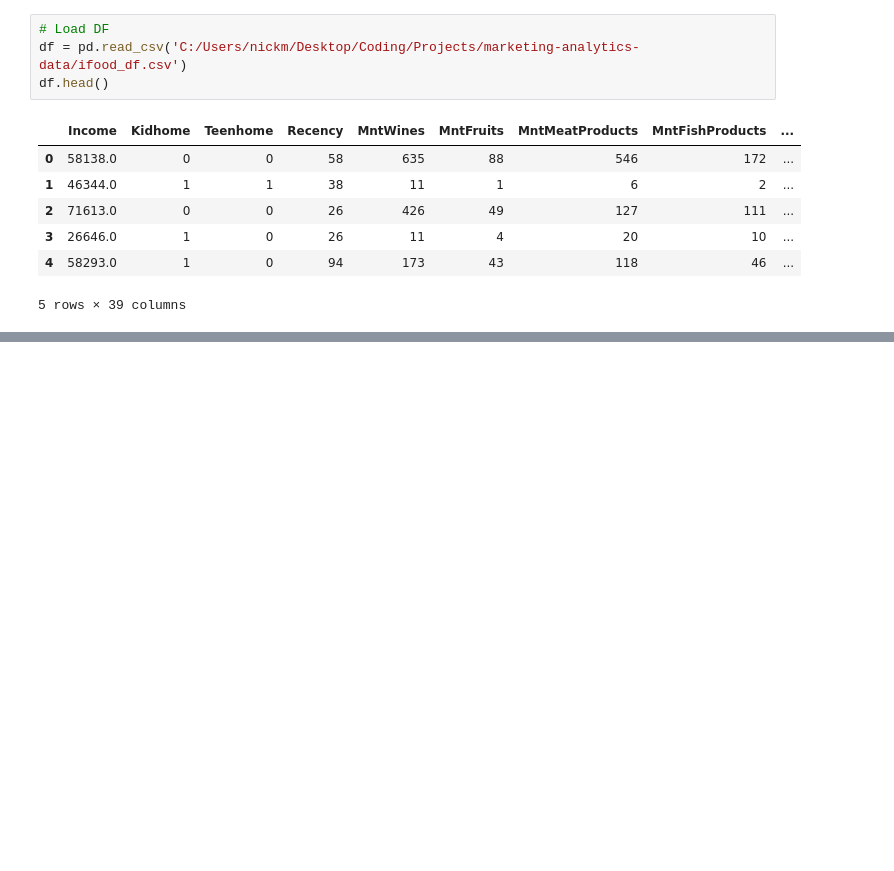
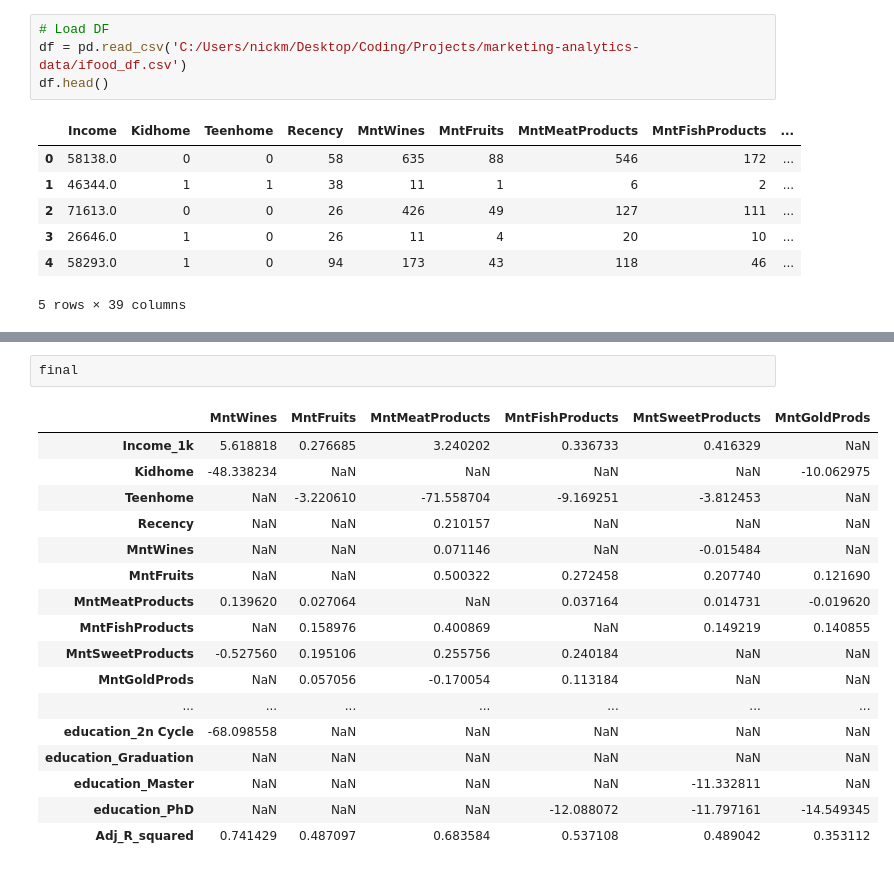
Before and after one commit to nick-peter-marcus/marketing-analytics-data, a Jupyter notebook: marketing-analytics-data-ML.ipynb, the cells around one changed output, grey strips where cells are left out. Cells and saved outputs as stored; diff of their text form; blank space fills up the shorter version.

```diff
--- a/marketing-analytics-data-ML.ipynb
+++ b/marketing-analytics-data-ML.ipynb
@@ -88,2 +100,22 @@ Adj_R_squared                 0.489042      0.353112
+# %%
+final
+# %% [output]
+|  | MntWines | MntFruits | MntMeatProducts | MntFishProducts | MntSweetProducts | MntGoldProds |
+| Income_1k | 5.618818 | 0.276685 | 3.240202 | 0.336733 | 0.416329 | NaN |
+| Kidhome | -48.338234 | NaN | NaN | NaN | NaN | -10.062975 |
+| Teenhome | NaN | -3.220610 | -71.558704 | -9.169251 | -3.812453 | NaN |
+| Recency | NaN | NaN | 0.210157 | NaN | NaN | NaN |
+| MntWines | NaN | NaN | 0.071146 | NaN | -0.015484 | NaN |
+| MntFruits | NaN | NaN | 0.500322 | 0.272458 | 0.207740 | 0.121690 |
+| MntMeatProducts | 0.139620 | 0.027064 | NaN | 0.037164 | 0.014731 | -0.019620 |
+| MntFishProducts | NaN | 0.158976 | 0.400869 | NaN | 0.149219 | 0.140855 |
+| MntSweetProducts | -0.527560 | 0.195106 | 0.255756 | 0.240184 | NaN | NaN |
+| MntGoldProds | NaN | 0.057056 | -0.170054 | 0.113184 | NaN | NaN |
+| ... | ... | ... | ... | ... | ... | ... |
+| education_2n Cycle | -68.098558 | NaN | NaN | NaN | NaN | NaN |
+| education_Graduation | NaN | NaN | NaN | NaN | NaN | NaN |
+| education_Master | NaN | NaN | NaN | NaN | -11.332811 | NaN |
+| education_PhD | NaN | NaN | NaN | -12.088072 | -11.797161 | -14.549345 |
+| Adj_R_squared | 0.741429 | 0.487097 | 0.683584 | 0.537108 | 0.489042 | 0.353112 |
 # %%
 plt.figure(figsize=(10,10))
```
Also changed, not shown: parts of 21 cells of this notebook.
